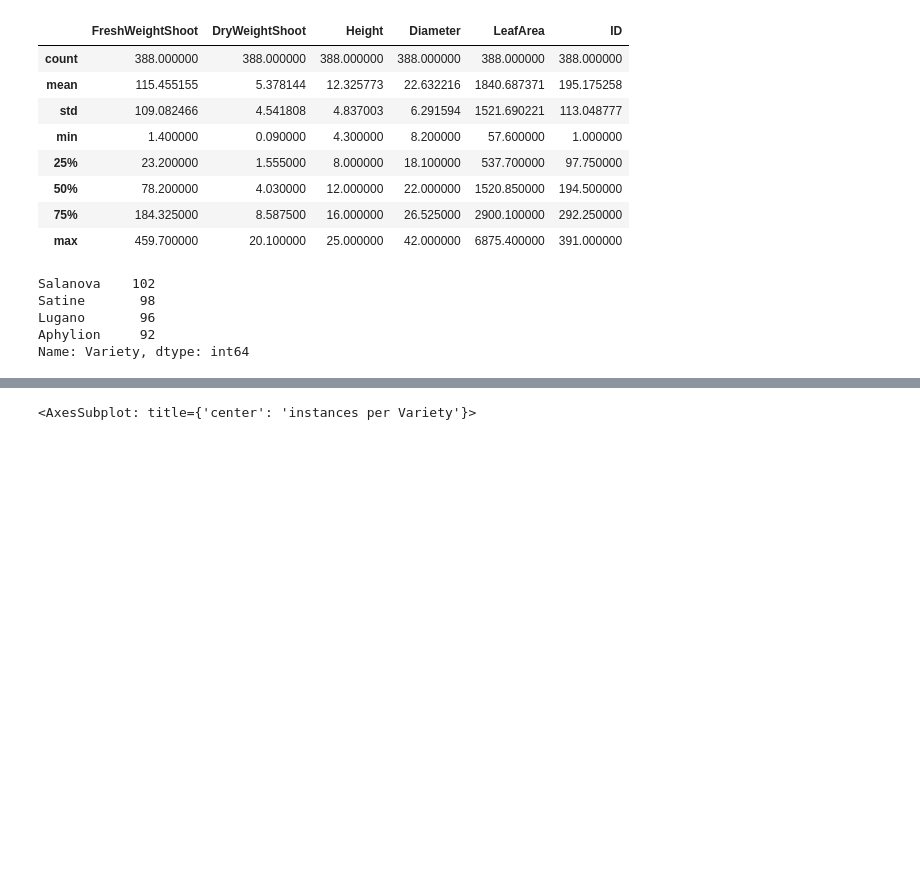
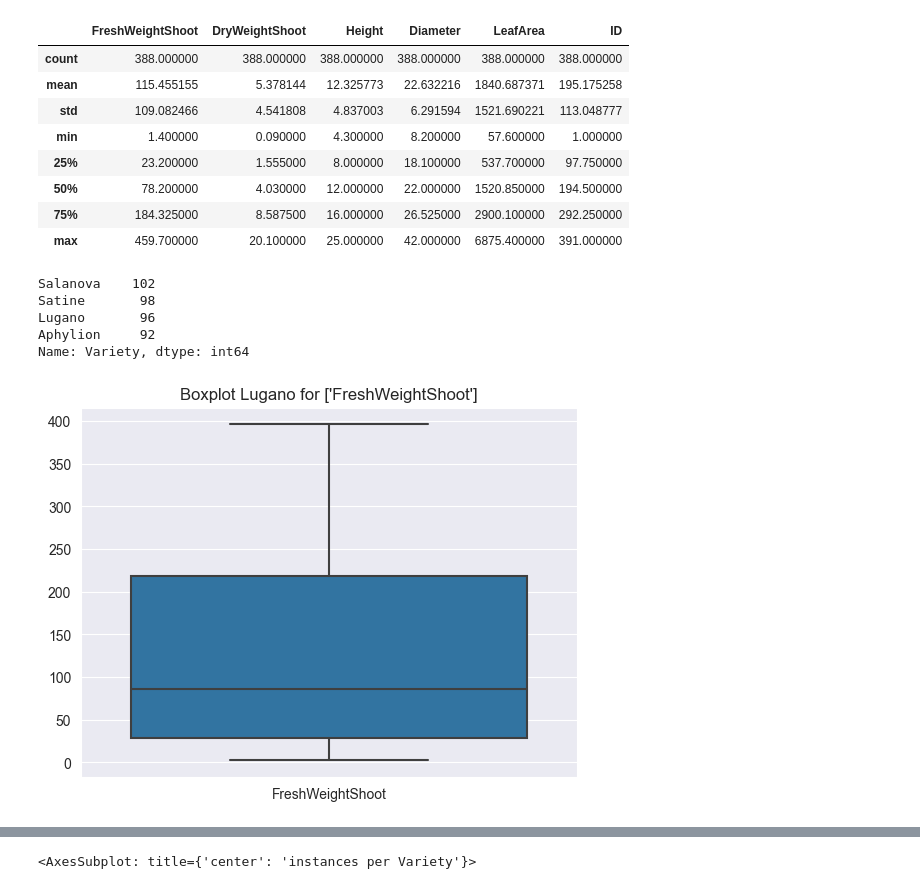
Before and after one commit to Niekwijs/lettuce-growth-models, a Jupyter notebook: Lugano-analysis.ipynb, the cells around one changed output, grey strips where cells are left out. Cells and saved outputs as stored; diff of their text form; code cells hidden in the pictures; blank space fills up the shorter version.

Commit message:
extended analysis of the Variety's

```diff
--- a/Lugano-analysis.ipynb
+++ b/Lugano-analysis.ipynb
@@ -83,3 +82,11 @@ Satine       98
 Lugano       96
 Aphylion     92
 Name: Variety, dtype: int64
+# %%
+def box_variety_features(variety, features=["Height", "Diameter","DryWeightShoot"]):
+    df2 =df.loc[df["Variety"] == variety]
+    sns.boxplot(df2[features]).set(title=f"Boxplot {variety} for {features}")
+# %%
+box_variety_features("Lugano", features=["FreshWeightShoot"])
+# %% [output]
+[figure, added]
```
Also changed, not shown: parts of 21 cells of this notebook.
